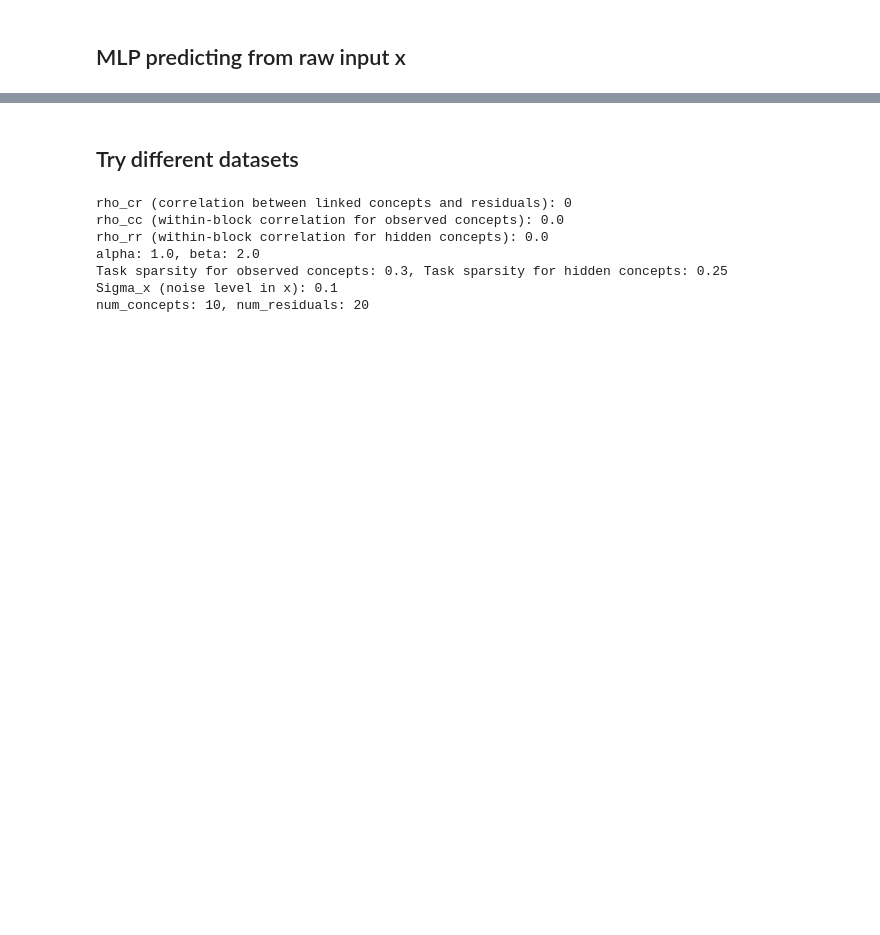
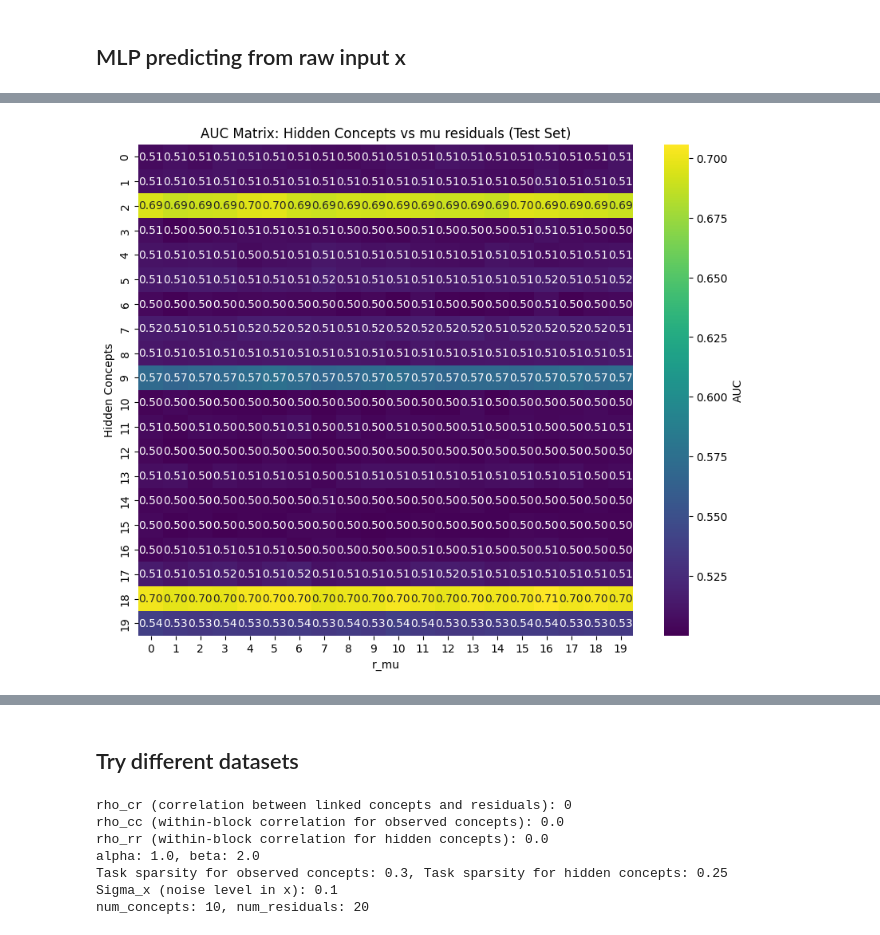
Before and after one commit to stephenmarcou/SCBM_implementation, a Jupyter notebook: residual_analysis2.ipynb, the cells around one changed output, grey strips where cells are left out. Drawn from its saved outputs; the diff is of its cells as text; code cells hidden in the pictures; blank space fills up the shorter version.

```diff
--- a/residual_analysis2.ipynb
+++ b/residual_analysis2.ipynb
@@ -683,0 +745,81 @@ print(concept_mlp_results["per_concept_metrics"])
+# %%
+def calculate_auc(true_val, pred_val):
+    auc = roc_auc_score(true_val, pred_val)
+    if auc < 0.5:
+        auc = 1 - auc
+        direction = "negative"
+    else:
+        direction = "positive"
+    return auc
+
+
+def matrix_to_dataframe(matrix, row_title="hidden_idx", col_title="residual_idx", value_name="auc"):
+    rows, cols = np.indices(matrix.shape)
+    df = pd.DataFrame({
+        row_title: rows.ravel(),
+        col_title: cols.ravel(),
+        value_name: matrix.ravel(),
+    })
+    return df
+
+def auc_matrix(hidden_concepts, residuals):
+    num_hidden_concepts = hidden_concepts.shape[1]
+    num_residuals = residuals.shape[1]
+
+    # Create matrix to store AUC values
+    aucs_matrix = np.zeros((num_hidden_concepts, num_residuals))
+    for j in range(num_hidden_concepts):
+        for k in range(num_residuals):
+            if len(np.unique(hidden_concepts[:, j])) > 1:
+                aucs_matrix[j, k] = calculate_auc(hidden_concepts[:, j], residuals[:, k])
+            else:
+                aucs_matrix[j, k] = np.nan
+
+
+
+
+
+    return aucs_matrix
+
+
+auc_matrix_test = auc_matrix(to_numpy(test_data["hidden_residuals"]), to_numpy(test_data["res_mu"]))
+
+def plot_heatmap(auc_matrix, title="AUC Matrix: Hidden Concepts vs Residuals (Test Set)", x_label="c_res", y_label="Hidden Concepts"):
+    if sns is None:
+        raise ImportError("Seaborn is not installed. Please install seaborn to plot heatmaps.")
+
+    plt.figure(figsize=(10, 8))
+    sns.heatmap(auc_matrix, annot=True, fmt=".2f", cmap="viridis", cbar_kws={'label': 'AUC'})
+    plt.title(title)
+    plt.xlabel(x_label)
+    plt.ylabel(y_label)
+    plt.show()
+
+plot_heatmap(auc_matrix_test, title="AUC Matrix: Hidden Concepts vs mu residuals (Test Set)", x_label="r_mu", y_label="Hidden Concepts")
+
+
+# make dataframe with hidden_idx, resisual idx as columns and AUC as values
+# auc_test_df = matrix_to_dataframe(auc_matrix_test, row_title="hidden_idx", col_title="residual_idx", value_name="auc")
+
+# auc_test_df = add_weights(auc_test_df, w_hid, column_name="hidden_idx")
+
+# display(auc_test_df.sort_values("abs_w_hid", ascending=False).head(40))
+
+
+w_hid = train_data["w_hid"]
+w_obs = train_data["w_obs"]
+
+w_hid_and_w_obs = torch.cat([w_hid, w_obs], dim=0)
+
+idx = [f"hid_{i}" for i in range(w_hid.shape[0])] + [f"obs_{i}" for i in range(w_obs.shape[0])]
+df_w_hid_and_w_obs = pd.DataFrame({
+    "idx": idx,
+    "weight": w_hid_and_w_obs.detach().cpu().numpy(),
+    "abs_weight": w_hid_and_w_obs.abs().detach().cpu().numpy(),
+})
+
+# only display non-zero abs weights
+df_w_hid_and_w_obs = df_w_hid_and_w_obs[df_w_hid_and_w_obs["abs_weight"] > 1e-8]
+display(df_w_hid_and_w_obs.sort_values("abs_weight", ascending=False))
+# %% [output]
+[figure, added]
```
Also changed, not shown: parts of 16 cells of this notebook, 3 other files.
